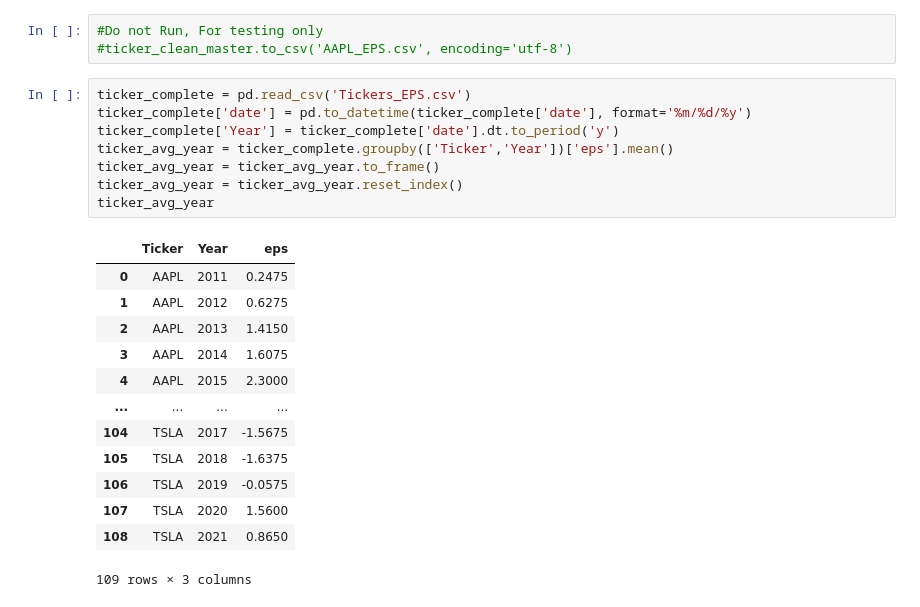
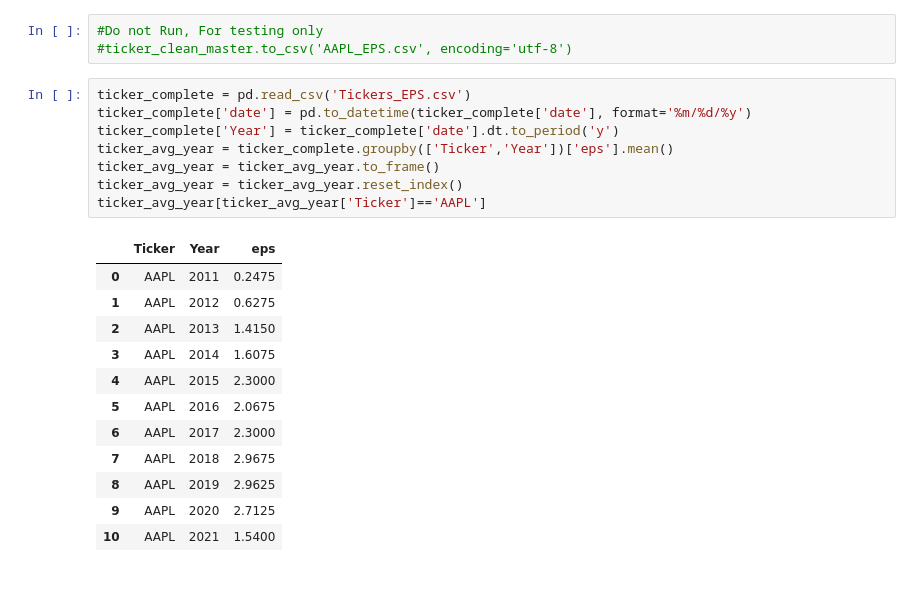
Before and after one commit to salvarenga25/StockMarket_Project, a Jupyter notebook: Stock_Analysis.ipynb, the cells around one changed output. Cells and saved outputs as stored; diff of their text form.

```diff
--- a/Stock_Analysis.ipynb
+++ b/Stock_Analysis.ipynb
@@ -177,25 +188,24 @@ dtype: int64
 # %%
 ticker_complete = pd.read_csv('Tickers_EPS.csv')
 ticker_complete['date'] = pd.to_datetime(ticker_complete['date'], format='%m/%d/%y')
 ticker_complete['Year'] = ticker_complete['date'].dt.to_period('y')
 ticker_avg_year = ticker_complete.groupby(['Ticker','Year'])['eps'].mean()
 ticker_avg_year = ticker_avg_year.to_frame()
 ticker_avg_year = ticker_avg_year.reset_index()
-ticker_avg_year
+ticker_avg_year[ticker_avg_year['Ticker']=='AAPL']
 # %% [output]
 |  | Ticker | Year | eps |
 | 0 | AAPL | 2011 | 0.2475 |
 | 1 | AAPL | 2012 | 0.6275 |
 | 2 | AAPL | 2013 | 1.4150 |
 | 3 | AAPL | 2014 | 1.6075 |
 | 4 | AAPL | 2015 | 2.3000 |
-| ... | ... | ... | ... |
-| 104 | TSLA | 2017 | -1.5675 |
-| 105 | TSLA | 2018 | -1.6375 |
-| 106 | TSLA | 2019 | -0.0575 |
-| 107 | TSLA | 2020 | 1.5600 |
-| 108 | TSLA | 2021 | 0.8650 |
+| 5 | AAPL | 2016 | 2.0675 |
+| 6 | AAPL | 2017 | 2.3000 |
+| 7 | AAPL | 2018 | 2.9675 |
+| 8 | AAPL | 2019 | 2.9625 |
+| 9 | AAPL | 2020 | 2.7125 |
+| 10 | AAPL | 2021 | 1.5400 |
-109 rows × 3 columns
 # %%
 #Average EPS per ticker on the 10 years
 ticker_eps_avg = pd.DataFrame(columns=['Ticker','Year','eps'])
```
Also changed, not shown: parts of 5 cells of this notebook.
